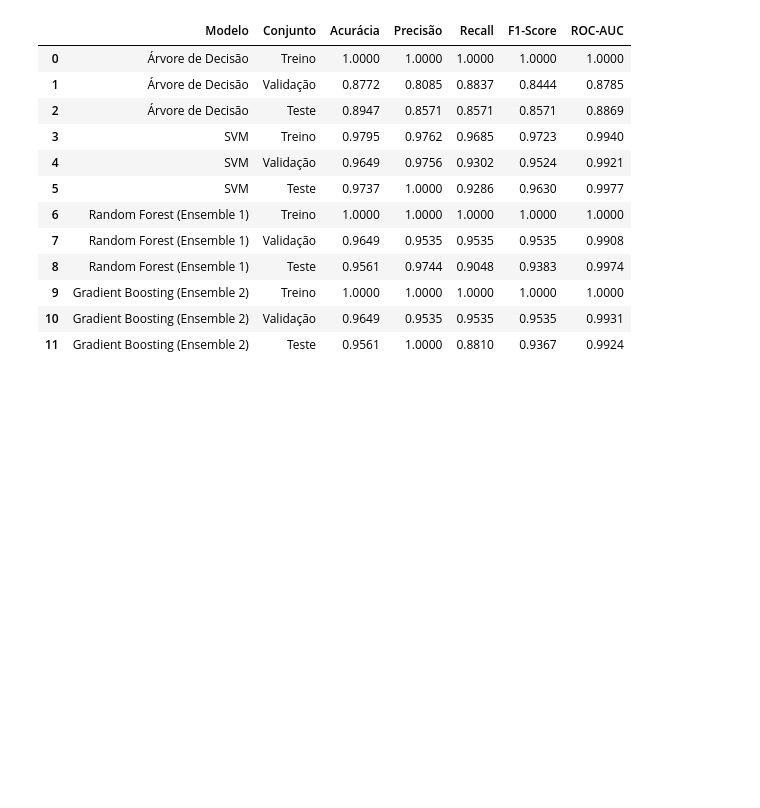
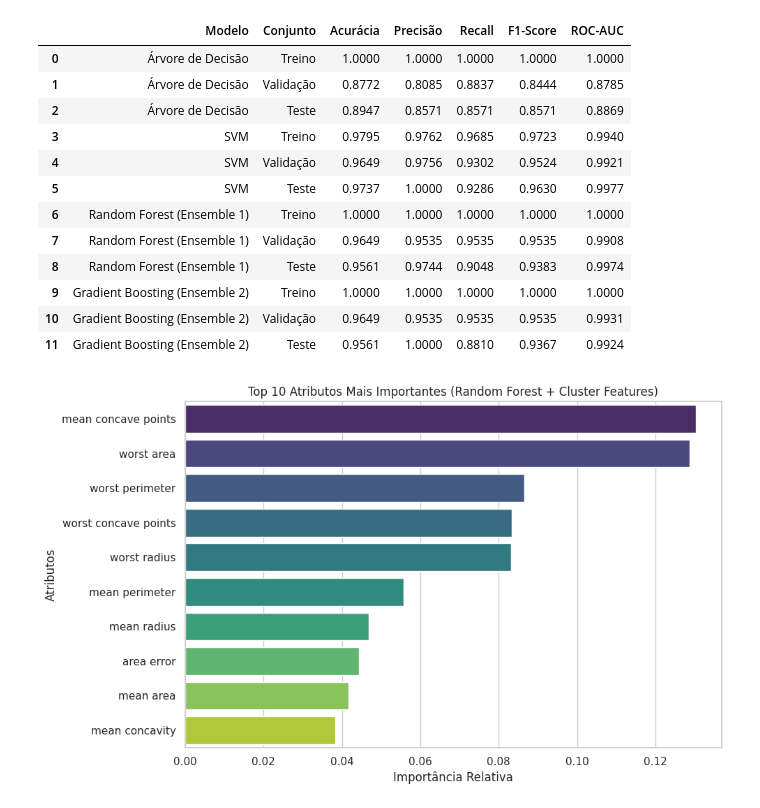
Before and after one commit to MaineCalabrezi13/Classificacao-Cancer-Mama-ML, a Jupyter notebook: Modelos_Unidos.ipynb, the cells around one changed output. Cells and saved outputs as stored; diff of their text form; code cells hidden in the pictures; blank space fills up the shorter version.

```diff
--- a/Modelos_Unidos.ipynb
+++ b/Modelos_Unidos.ipynb
@@ -321,3 +321,26 @@ display(df_comparativo_splits)
 | 9 | Gradient Boosting (Ensemble 2) | Treino | 1.0000 | 1.0000 | 1.0000 | 1.0000 | 1.0000 |
 | 10 | Gradient Boosting (Ensemble 2) | Validação | 0.9649 | 0.9535 | 0.9535 | 0.9535 | 0.9931 |
 | 11 | Gradient Boosting (Ensemble 2) | Teste | 0.9561 | 1.0000 | 0.8810 | 0.9367 | 0.9924 |
+# %%
+# Célula 8: Importância dos Atributos (Random Forest com Cluster Features)
+rf_model_cluster = models["Random Forest (Ensemble 1)"]
+importances = rf_model_cluster.feature_importances_
+
+# Lista com todas as features originais numéricas + as novas colunas de distâncias dos clusters
+all_features = list(features_num) + cluster_feature_names
+indices = np.argsort(importances)[::-1]
+
+df_importance = pd.DataFrame({
+    'Atributo': np.array(all_features)[indices],
+    'Importancia': importances[indices]
+})
+
+plt.figure(figsize=(10, 6))
+sns.barplot(x='Importancia', y='Atributo', data=df_importance.head(10), palette='viridis', hue='Atributo', legend=False)
+plt.title('Top 10 Atributos Mais Importantes (Random Forest + Cluster Features)')
+plt.xlabel('Importância Relativa')
+plt.ylabel('Atributos')
+plt.tight_layout()
+plt.show()
+# %% [output]
+[figure, added]
```
